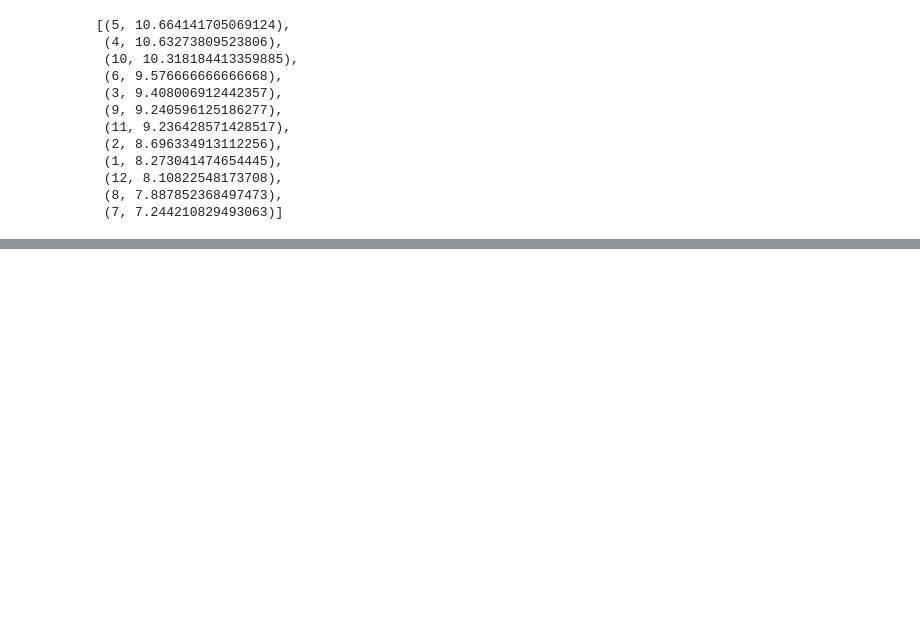
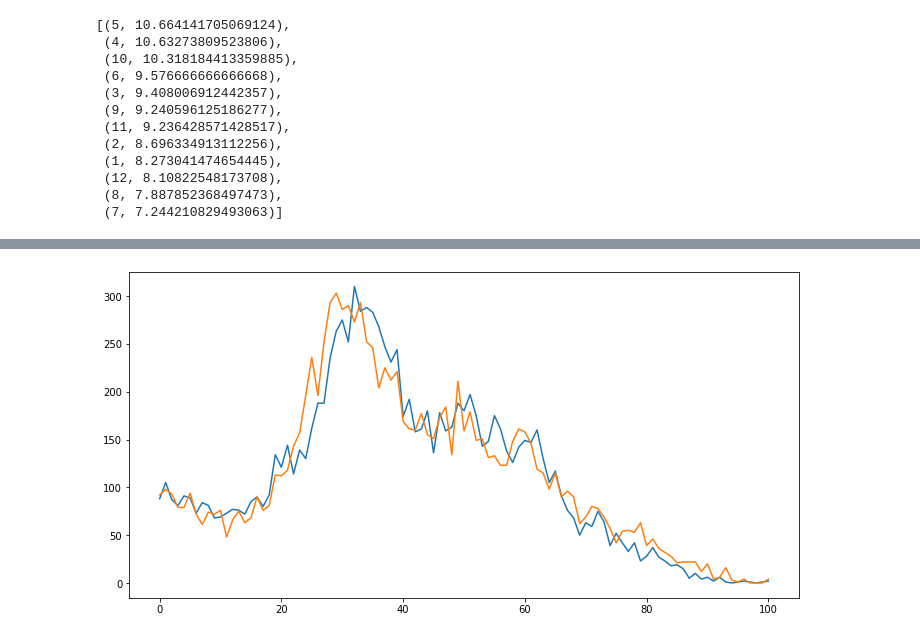
Before and after one commit to prismip/ssac-academy, a Jupyter notebook: workspace/code-workspace/python-basic/11.data-handling.ipynb, the cells around one changed output, grey strips where cells are left out. Cells and saved outputs as stored; diff of their text form; code cells hidden in the pictures; blank space fills up the shorter version.

```diff
--- a/workspace/code-workspace/python-basic/11.data-handling.ipynb
+++ b/workspace/code-workspace/python-basic/11.data-handling.ipynb
@@ -180,0 +215,24 @@ gap_by_month
+# %%
+# age-with-gender.csv
+# [ 행정구역, 전체인구통게, 남성인구통계, 여성인구통계]
+# 지역명 -> 지역의 연령별, 성별 인구데이터 찾기
+# 연령별 성비 도출
+
+def pop_per_age_and_gender_by_region(region):
+    """
+    동네이름을 사용해서 연령별, 성별 인구데이터를 검색하는 함수
+    """
+
+    with open('data-files/age-with-gender.csv', 'rt', encoding='utf-8') as f:
+        reader = csv.reader(f)
+
+        result = []
+        for line in reader:
+            if region in line[0]:
+                result.append([ line[0], # 행정구역명
+                                [ int(x.replace(',', '')) for x in line[106:207] ],     # 남성인구
+                                [ int(x.replace(',', '')) for x in line[209:310] ] ])   # 여성인구
+
+    return result
+# %%
+result = pop_per_age_and_gender_by_region('양평')
@@ -180,0 +257,7 @@ gap_by_month
+# %%
+plt.figure(figsize=(12, 6))
+plt.plot(result[1][1])
+plt.plot(result[1][2])
+plt.show()
+# %% [output]
+[figure, added]
```
Also changed, not shown: parts of 7 cells of this notebook.
